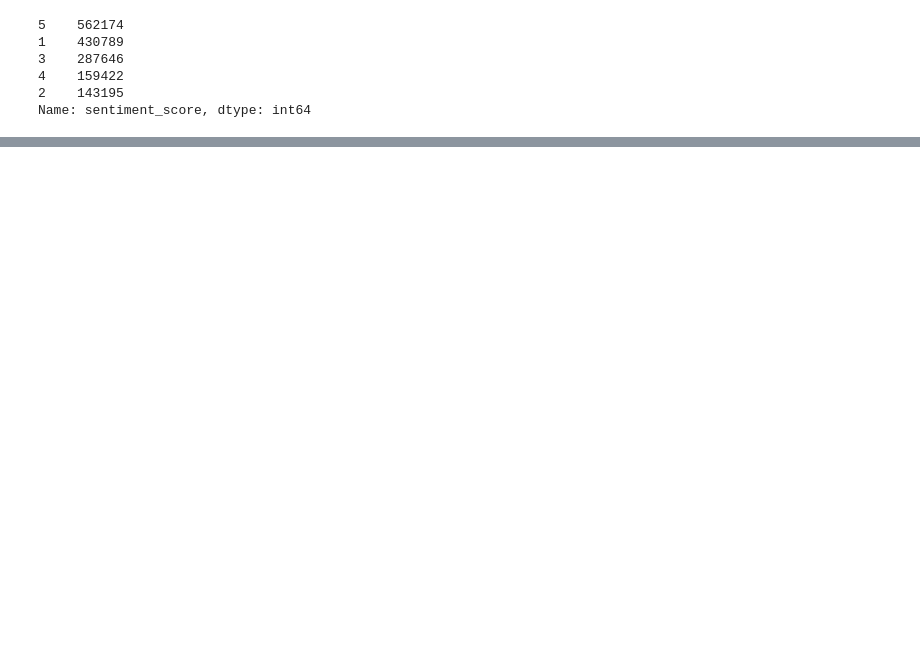
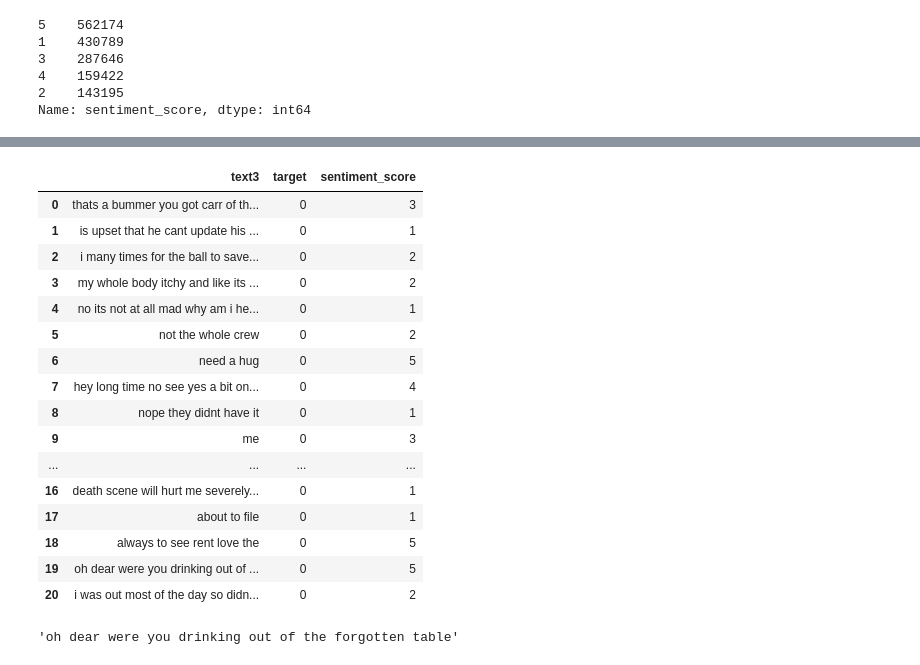
Before and after one commit to nnampp/CPE393-term-project, a Jupyter notebook: Hashtag_sentiment.ipynb, the cells around one changed output, grey strips where cells are left out. Cells and saved outputs as stored; diff of their text form; code cells hidden in the pictures; blank space fills up the shorter version.

```diff
--- a/Hashtag_sentiment.ipynb
+++ b/Hashtag_sentiment.ipynb
@@ -187,0 +220,25 @@ df_sentiment.to_csv('Tweets_sentiment_16M.csv', index=False)
+# %%
+# loc data
+table.loc[0:20, ['text3', 'target', 'sentiment_score']]
+# %% [output]
+|  | text3 | target | sentiment_score |
+| 0 | thats a bummer you got carr of th... | 0 | 3 |
+| 1 | is upset that he cant update his ... | 0 | 1 |
+| 2 | i many times for the ball to save... | 0 | 2 |
+| 3 | my whole body itchy and like its ... | 0 | 2 |
+| 4 | no its not at all mad why am i he... | 0 | 1 |
+| 5 | not the whole crew | 0 | 2 |
+| 6 | need a hug | 0 | 5 |
+| 7 | hey long time no see yes a bit on... | 0 | 4 |
+| 8 | nope they didnt have it | 0 | 1 |
+| 9 | me | 0 | 3 |
+| ... | ... | ... | ... |
+| 16 | death scene will hurt me severely... | 0 | 1 |
+| 17 | about to file | 0 | 1 |
+| 18 | always to see rent love the | 0 | 5 |
+| 19 | oh dear were you drinking out of ... | 0 | 5 |
+| 20 | i was out most of the day so didn... | 0 | 2 |
+# %%
+table.loc[19, 'text3']
+# %% [output]
+'oh dear were you drinking out of the forgotten table'
```
Also changed, not shown: parts of 12 cells of this notebook.
